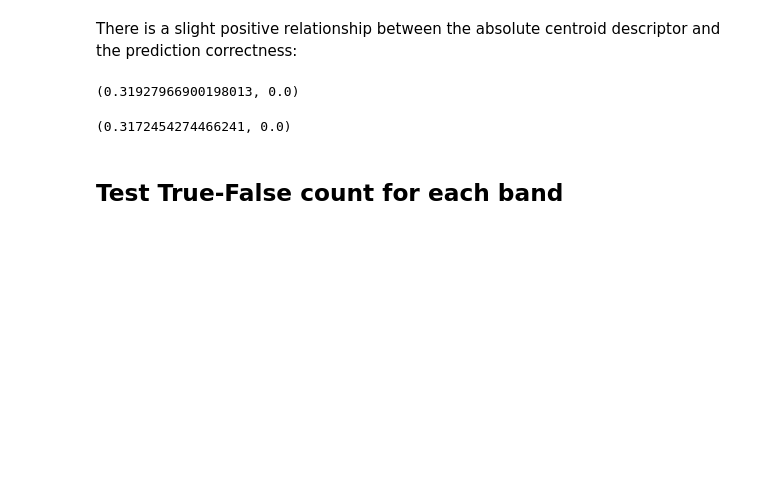
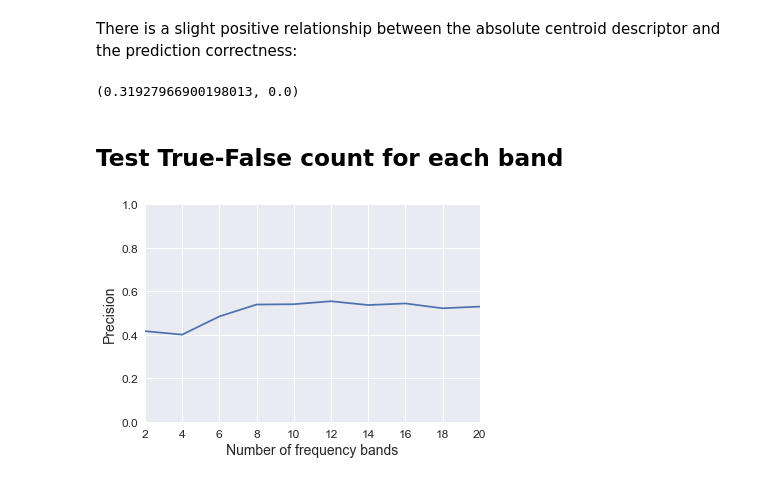
Before and after one commit to ech2/papers, a Jupyter notebook: dafx17/exp2_synthetic_noises.ipynb, the cells around one changed output. Cells and saved outputs as stored; diff of their text form; code cells hidden in the pictures; blank space fills up the shorter version.

```diff
--- a/dafx17/exp2_synthetic_noises.ipynb
+++ b/dafx17/exp2_synthetic_noises.ipynb
@@ -222,10 +202,6 @@ There is a slight positive relationship between the absolute centroid descriptor
 pearsonr(noise_data_calc.cabsdiff, noise_data_calc.correct)
 # %% [output]
 (0.31927966900198013, 0.0)
-# %%
-pearsonr(noise_data_calc.cfabsdiff, noise_data_calc.correct)
-# %% [output]
-(0.3172454274466241, 0.0)
 # %% [markdown]
 ## Test True-False count for each band
 # %%
@@ -237,7 +213,7 @@ def mbsa_quickplot(fn, num_bands, figsize=(4,4), to_fig=None):
     return mov.report
 # %%
 def test_diff_bool_still_or_rises(x):
-    s = np.sum(np.diff(x))
+    s = np.sum(np.abs(np.diff(x.astype(int))))
     return s == 0 or s == 1
 
 filename_group = noise_data_calc.groupby('fn')
@@ -276,0 +224,12 @@ fig4.savefig('4PR.pdf')
+# %%
+unstable_group.groupby('numbands').correct.agg(['mean']).plot()
+ax = plt.gca()
+ax.set_ylim(0, 1)
+ax.set_ylabel('Precision', fontsize=14)
+ax.set_xlabel('Number of frequency bands', fontsize=14)
+for item in (ax.get_xticklabels() + ax.get_yticklabels()):
+    item.set_fontsize(12)
+ax.legend().set_visible(False)
+plt.savefig('3Precision-a.pdf')
+# %% [output]
+[figure, added]
```
Also changed, not shown: parts of 25 cells of this notebook.
